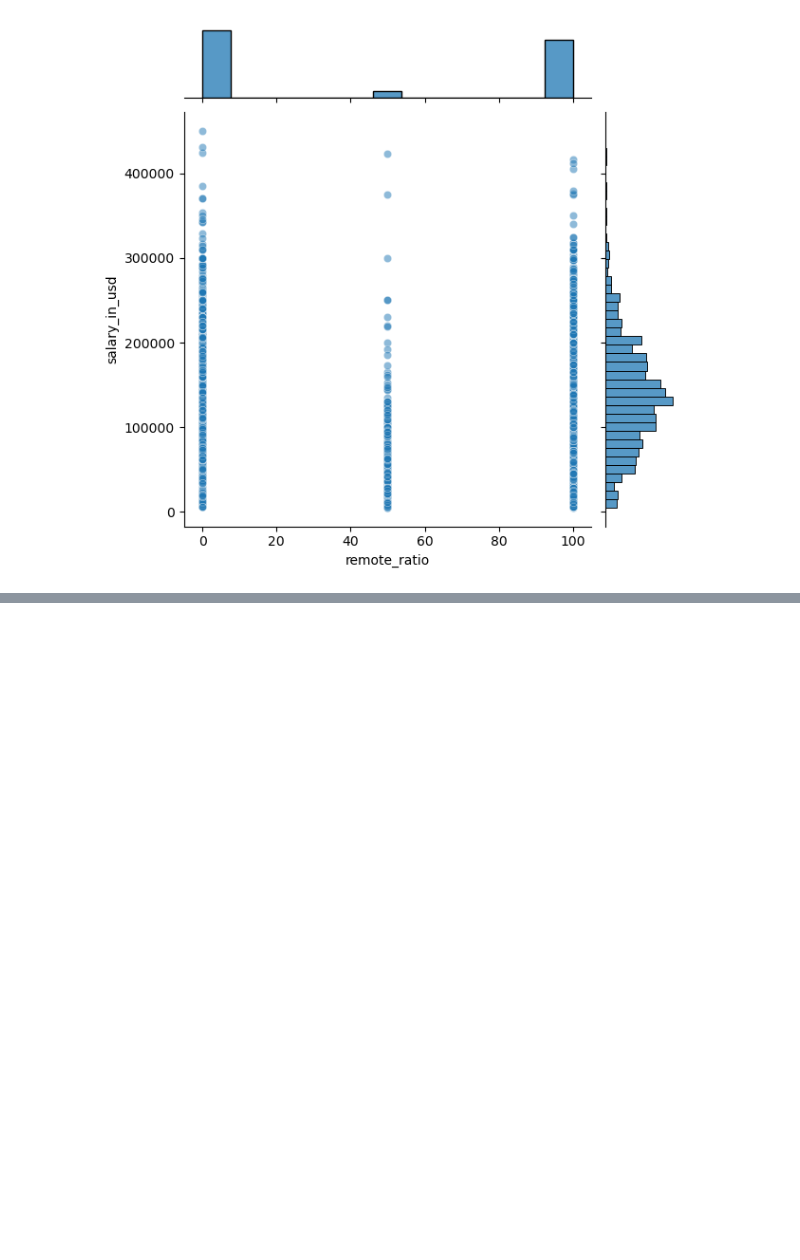
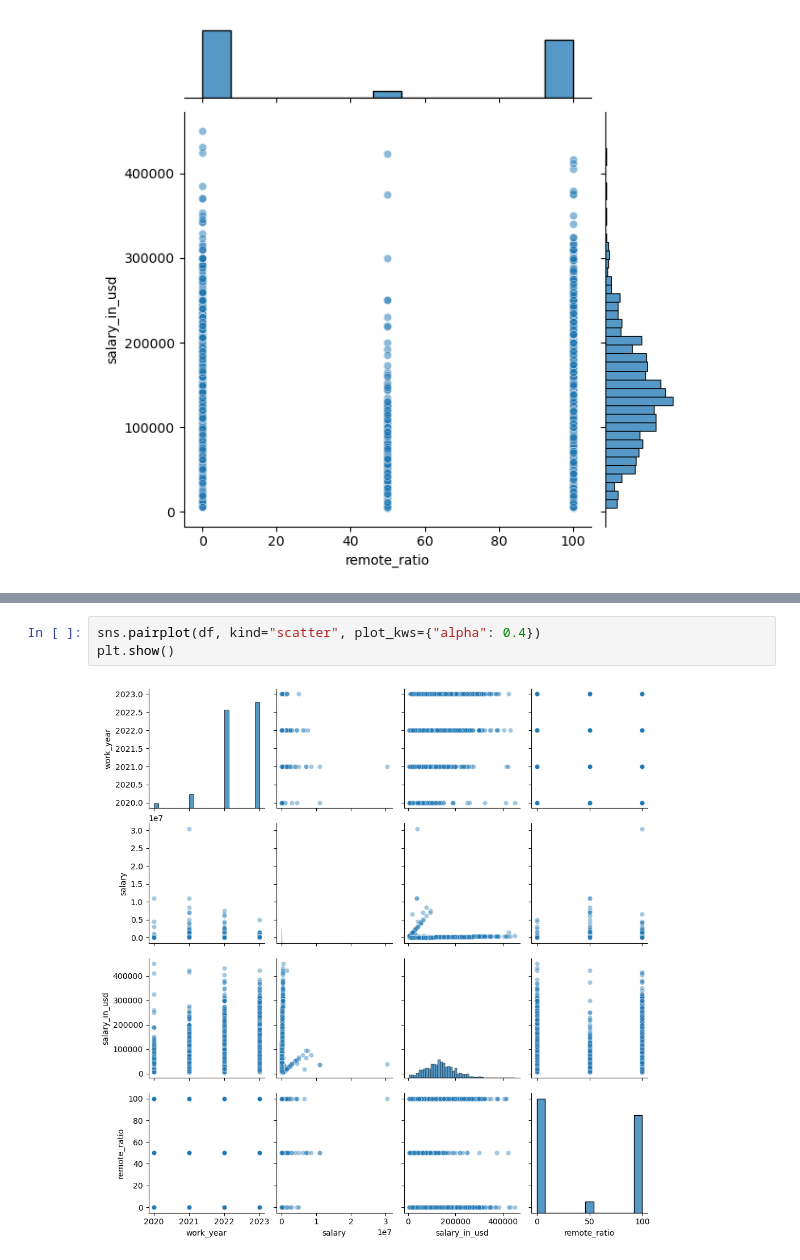
Before and after one commit to carine-ahishakiye/ML_Summative, a Jupyter notebook: Summative - Linear Regression Model With Flutter.ipynb, the cells around one changed output, grey strips where cells are left out. Drawn from its saved outputs; the diff is of its cells as text; blank space fills up the shorter version.

```diff
--- a/Summative - Linear Regression Model With Flutter.ipynb
+++ b/Summative - Linear Regression Model With Flutter.ipynb
@@ -65,0 +82,5 @@ sns.jointplot(x='remote_ratio', y='salary_in_usd', data=df, alpha=0.5)
+# %%
+sns.pairplot(df, kind="scatter", plot_kws={"alpha": 0.4})
+plt.show()
+# %% [output]
+[figure, added]
```
Also changed, not shown: parts of 25 cells of this notebook, 1 other file.
